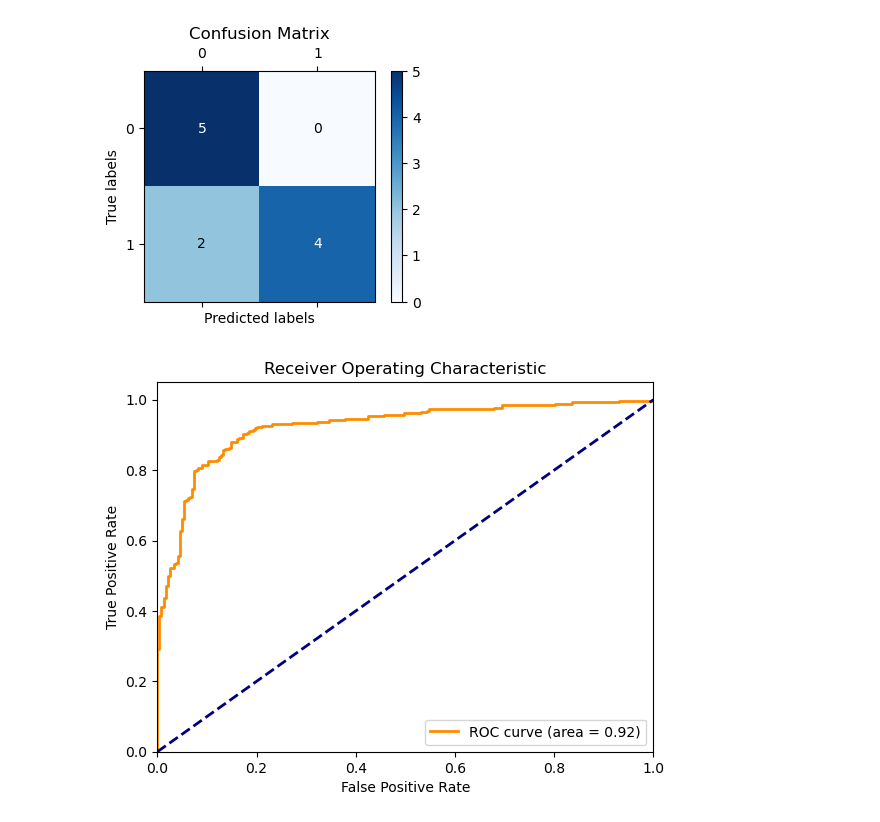
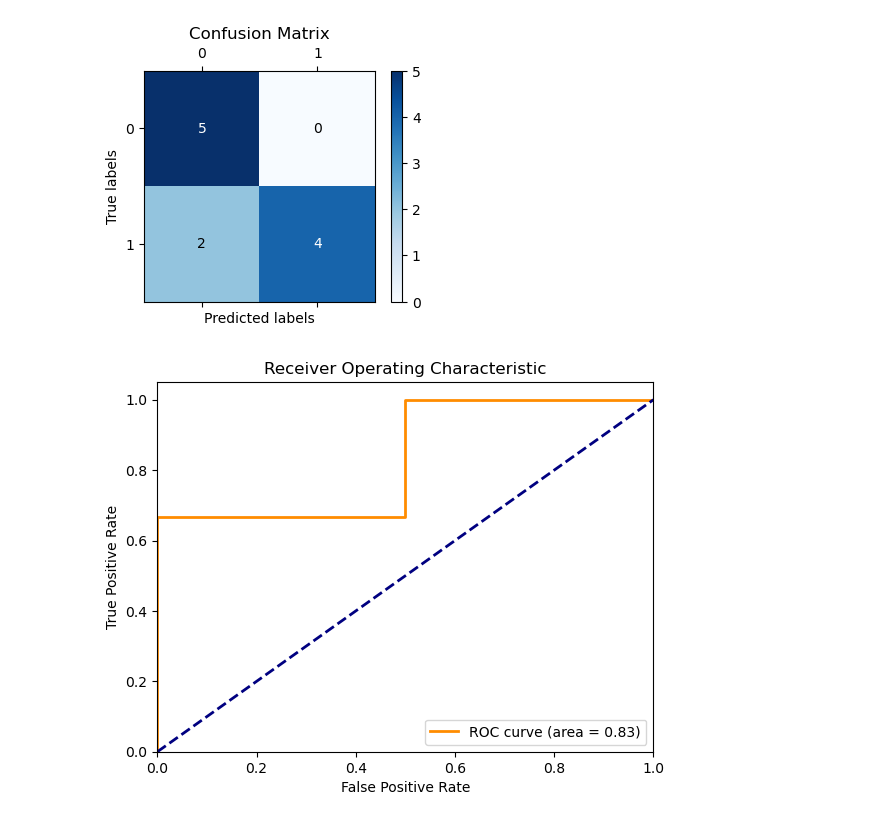
Before and after one commit to Jordanbarker/jordanbarker.github.io, a Jupyter notebook: Jupyter_Notebooks/ErrorMetrics.ipynb, the cells around one changed output. Cells and saved outputs as stored; diff of their text form; code cells hidden in the pictures.

```diff
--- a/Jupyter_Notebooks/ErrorMetrics.ipynb
+++ b/Jupyter_Notebooks/ErrorMetrics.ipynb
@@ -176,29 +169,29 @@ F1 Score: 0.80
 # %%
 import matplotlib.pyplot as plt
-from sklearn.metrics import roc_curve, auc
+from sklearn.metrics import roc_curve, auc, accuracy_score
 from sklearn.datasets import make_classification
 from sklearn.model_selection import train_test_split
 from sklearn.linear_model import LogisticRegression
 
-X, y = make_classification(n_samples=1000, n_features=10, n_classes=2, random_state=42)
+X, y = make_classification(n_samples=10, n_features=1, n_informative=1, n_redundant=0, n_classes=2, n_clusters_per_class=1, class_sep=.5, random_state=42)
 X_train, X_test, y_train, y_test = train_test_split(X, y, test_size=0.5, random_state=42)
 clf = LogisticRegression()
 clf.fit(X_train, y_train)
 y_score = clf.predict_proba(X_test)[:, 1]
 
 # Compute ROC curve and ROC area for the classifier
 fpr, tpr, thresholds = roc_curve(y_test, y_score)
 roc_auc = auc(fpr, tpr)
 
 plt.figure()
 plt.plot(fpr, tpr, color='darkorange', lw=2, label='ROC curve (area = %0.2f)' % roc_auc)
 plt.plot([0, 1], [0, 1], color='navy', lw=2, linestyle='--')
 plt.xlim([0.0, 1.0])
 plt.ylim([0.0, 1.05])
 plt.xlabel('False Positive Rate')
 plt.ylabel('True Positive Rate')
 plt.title('Receiver Operating Characteristic')
 plt.legend(loc="lower right")
 plt.show()
 # %% [output]
-[figure, old version]
+[figure, new version]
```
Also changed, not shown: parts of 6 cells of this notebook, 4 other files.
